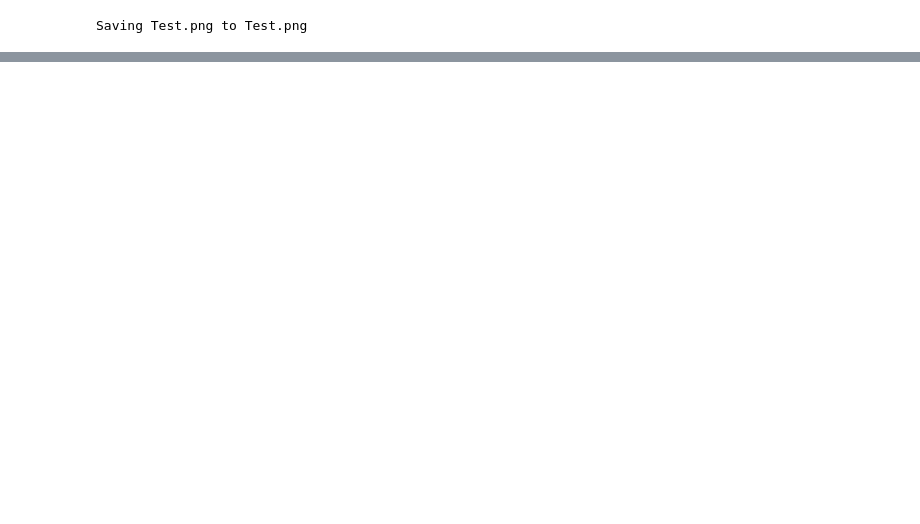
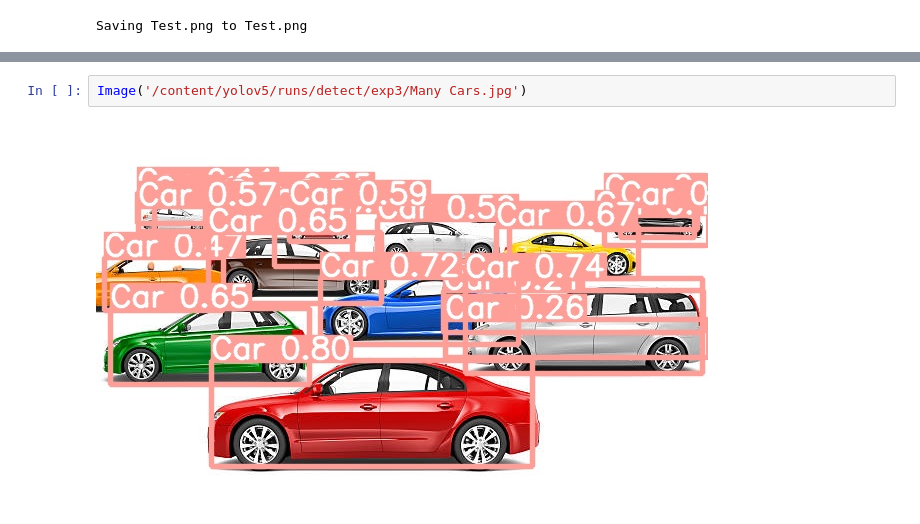
Before and after one commit to vsnupoudel/CarHuman-ObjectDetection-yolov5-training-and-inference, a Jupyter notebook: Man_vs_Car.ipynb, the cells around one changed output, grey strips where cells are left out. Drawn from its saved outputs; the diff is of its cells as text; blank space fills up the shorter version.

```diff
--- a/Man_vs_Car.ipynb
+++ b/Man_vs_Car.ipynb
@@ -271,0 +281,4 @@ Results saved to yolov5/runs/detect/exp6
+# %%
+Image('/content/yolov5/runs/detect/exp3/Many Cars.jpg')
+# %% [output]
+[figure, added]
```
Also changed, not shown: parts of 12 cells of this notebook.
